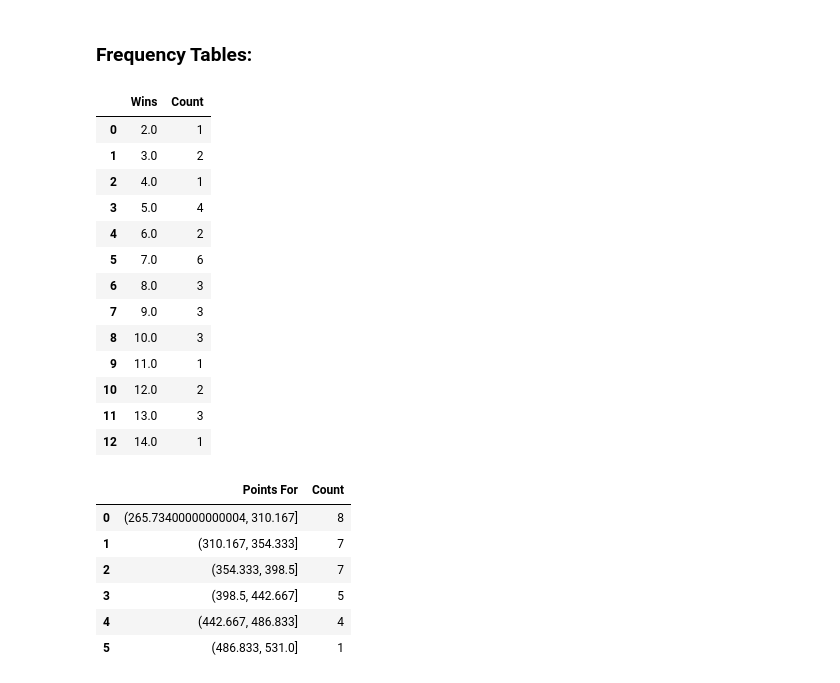
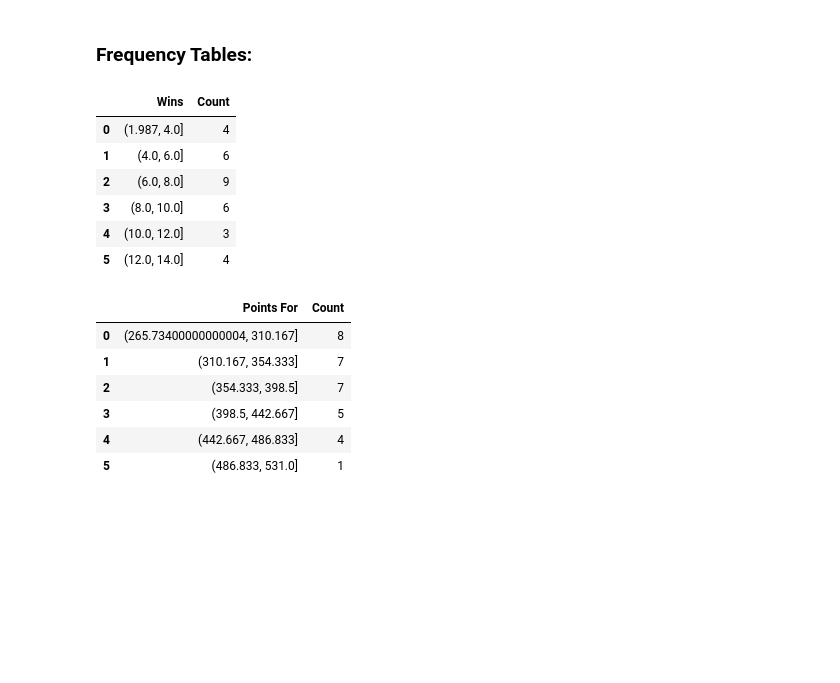
Before and after one commit to Kyrylo-Bakumenko/NFL-Stats, a Jupyter notebook: stat_data_hw.ipynb, the cells around one changed output. Saved outputs shown, nothing was run; the diff lists cells and outputs as text; code cells hidden in the pictures; blank space fills up the shorter version.

```diff
--- a/stat_data_hw.ipynb
+++ b/stat_data_hw.ipynb
@@ -98,24 +98,17 @@ rf
 # %% [markdown]
 ### Frequency Tables:
 # %%
-wf = wd["Wins"].value_counts().sort_index();
+wf = wd["Wins"].value_counts(bins = 6).sort_index();
 rf = pd.DataFrame({"Wins": wf.index, "Count":wf.values})
 rf
 # %% [output]
 |  | Wins | Count |
-| 0 | 2.0 | 1 |
-| 1 | 3.0 | 2 |
-| 2 | 4.0 | 1 |
-| 3 | 5.0 | 4 |
-| 4 | 6.0 | 2 |
-| 5 | 7.0 | 6 |
-| 6 | 8.0 | 3 |
-| 7 | 9.0 | 3 |
-| 8 | 10.0 | 3 |
-| 9 | 11.0 | 1 |
-| 10 | 12.0 | 2 |
-| 11 | 13.0 | 3 |
-| 12 | 14.0 | 1 |
+| 0 | (1.987, 4.0] | 4 |
+| 1 | (4.0, 6.0] | 6 |
+| 2 | (6.0, 8.0] | 9 |
+| 3 | (8.0, 10.0] | 6 |
+| 4 | (10.0, 12.0] | 3 |
+| 5 | (12.0, 14.0] | 4 |
 # %%
 wf = wd["For"].value_counts(bins = 6).sort_index();
 rf = pd.DataFrame({"Points For": wf.index, "Count":wf.values})
```
Also changed, not shown: parts of 2 cells of this notebook.
